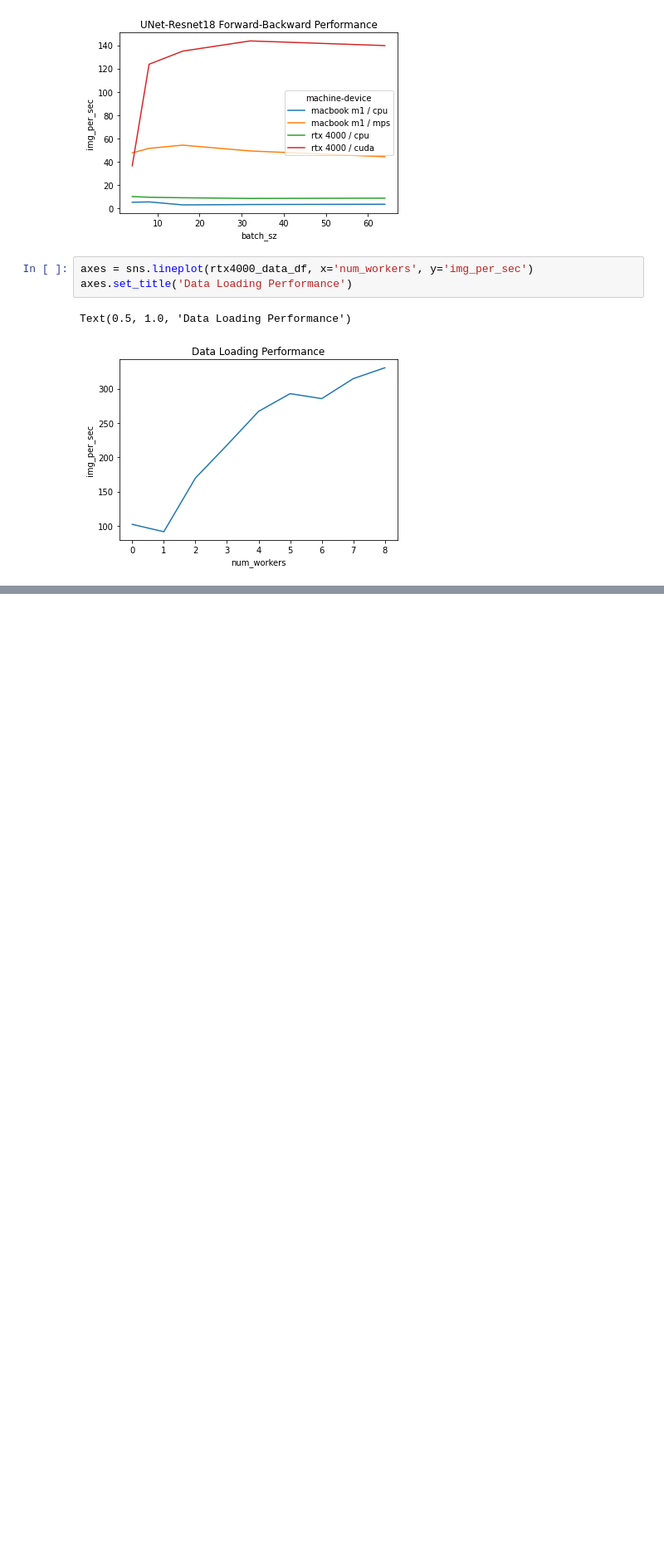
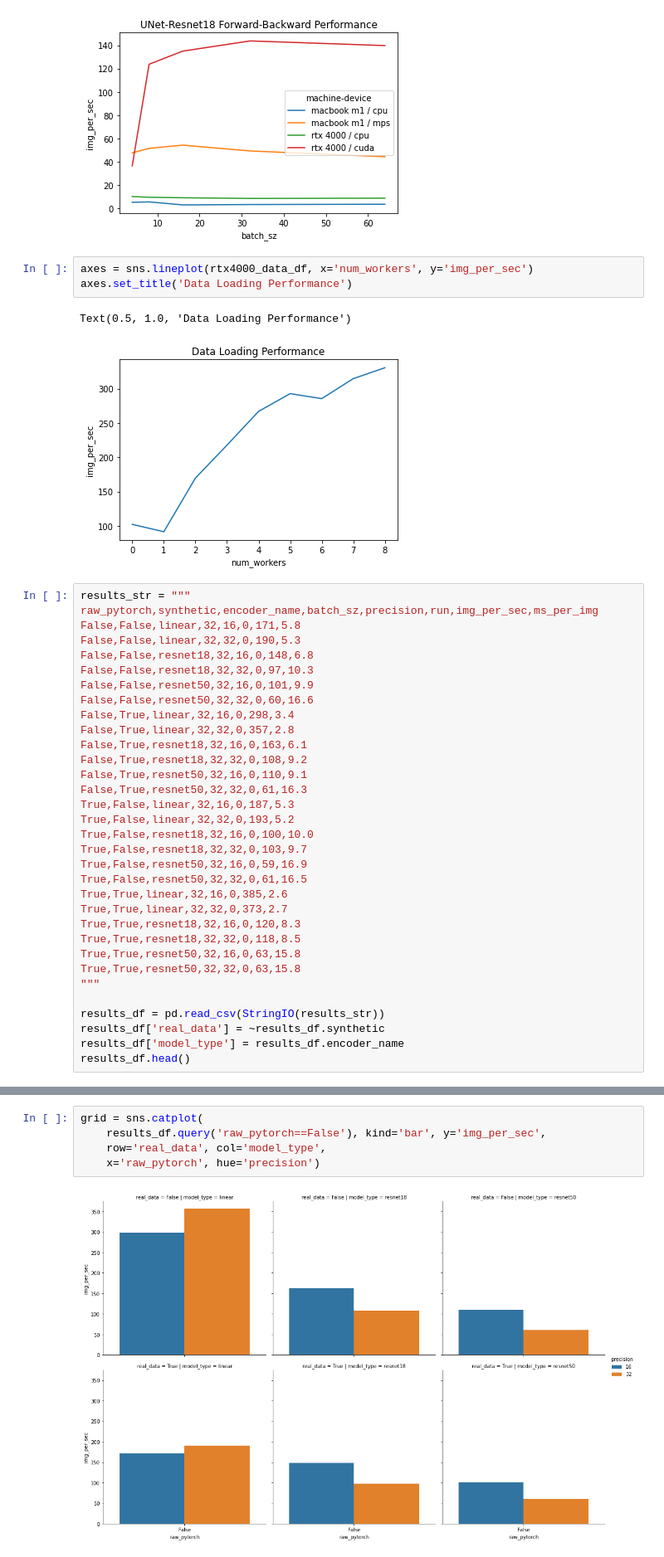
Before and after one commit to azavea/biomass-estimation, a Jupyter notebook: notebooks/plot_benchmarks.ipynb, the cells around one changed output, grey strips where cells are left out. Shown: that part at 83% size. Cells and saved outputs as stored; diff of their text form; blank space fills up the shorter version.

```diff
--- a/notebooks/plot_benchmarks.ipynb
+++ b/notebooks/plot_benchmarks.ipynb
@@ -128,3 +129,36 @@ axes.set_title('Data Loading Performance')
 # %% [output]
 Text(0.5, 1.0, 'Data Loading Performance')
 [figure]
+# %%
+results_str = """
+raw_pytorch,synthetic,encoder_name,batch_sz,precision,run,img_per_sec,ms_per_img
+False,False,linear,32,16,0,171,5.8
+False,False,linear,32,32,0,190,5.3
+False,False,resnet18,32,16,0,148,6.8
+False,False,resnet18,32,32,0,97,10.3
+False,False,resnet50,32,16,0,101,9.9
+False,False,resnet50,32,32,0,60,16.6
+False,True,linear,32,16,0,298,3.4
+False,True,linear,32,32,0,357,2.8
+False,True,resnet18,32,16,0,163,6.1
+False,True,resnet18,32,32,0,108,9.2
+False,True,resnet50,32,16,0,110,9.1
+False,True,resnet50,32,32,0,61,16.3
+True,False,linear,32,16,0,187,5.3
+True,False,linear,32,32,0,193,5.2
+True,False,resnet18,32,16,0,100,10.0
+True,False,resnet18,32,32,0,103,9.7
+True,False,resnet50,32,16,0,59,16.9
+True,False,resnet50,32,32,0,61,16.5
+True,True,linear,32,16,0,385,2.6
+True,True,linear,32,32,0,373,2.7
+True,True,resnet18,32,16,0,120,8.3
+True,True,resnet18,32,32,0,118,8.5
+True,True,resnet50,32,16,0,63,15.8
+True,True,resnet50,32,32,0,63,15.8
+"""
+
+results_df = pd.read_csv(StringIO(results_str))
+results_df['real_data'] = ~results_df.synthetic
+results_df['model_type'] = results_df.encoder_name
+results_df.head()
@@ -130,0 +172,7 @@ Text(0.5, 1.0, 'Data Loading Performance')
+# %%
+grid = sns.catplot(
+    results_df.query('raw_pytorch==False'), kind='bar', y='img_per_sec',
+    row='real_data', col='model_type',
+    x='raw_pytorch', hue='precision')
+# %% [output]
+[figure, added]
```
Also changed, not shown: parts of 4 cells of this notebook, 10 other files.
